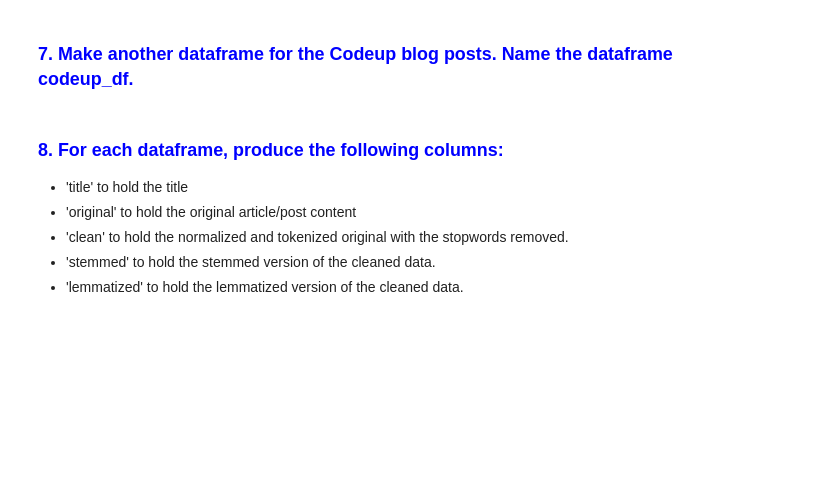
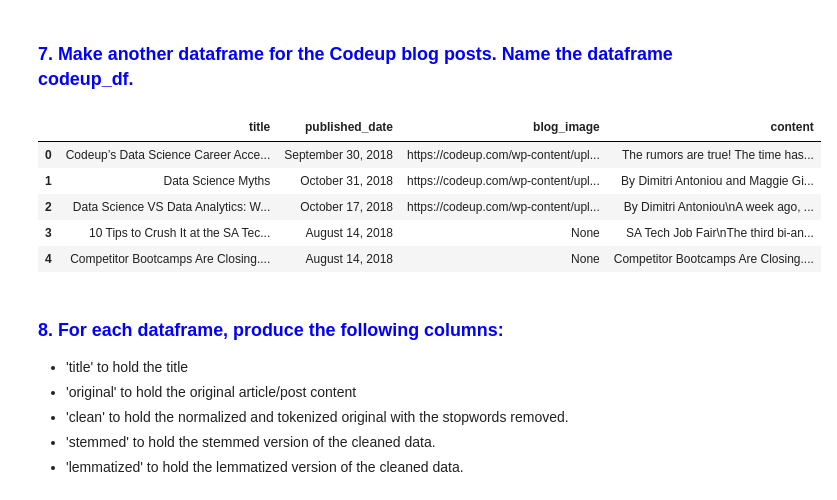
Before and after one commit to brandonjbryant/natural-language-processing-exercises, a Jupyter notebook: prepare.ipynb, the cells around one changed output. Saved outputs shown, nothing was run; the diff lists cells and outputs as text; code cells hidden in the pictures; blank space fills up the shorter version.

```diff
--- a/prepare.ipynb
+++ b/prepare.ipynb
@@ -23,5 +331,16 @@ In this exercise we will be defining some functions to prepare textual data. The
 # %% [markdown]
 ### <font color ="blue"> 7. Make another dataframe for the Codeup blog posts. Name the dataframe codeup_df.
+# %%
+from acquire import acquire_codeup_blog
+codeup_df = acquire_codeup_blog()
+codeup_df
+# %% [output]
+|  | title | published_date | blog_image | content |
+| 0 | Codeup’s Data Science Career Acce... | September 30, 2018 | https://codeup.com/wp-content/upl... | The rumors are true! The time has... |
+| 1 | Data Science Myths | October 31, 2018 | https://codeup.com/wp-content/upl... | By Dimitri Antoniou and Maggie Gi... |
+| 2 | Data Science VS Data Analytics: W... | October 17, 2018 | https://codeup.com/wp-content/upl... | By Dimitri Antoniou\nA week ago, ... |
+| 3 | 10 Tips to Crush It at the SA Tec... | August 14, 2018 | None | SA Tech Job Fair\nThe third bi-an... |
+| 4 | Competitor Bootcamps Are Closing.... | August 14, 2018 | None | Competitor Bootcamps Are Closing.... |
 # %% [markdown]
 ### <font color ="blue"> 8. For each dataframe, produce the following columns:</font>
 
```
Also changed, not shown: parts of 39 cells of this notebook.
